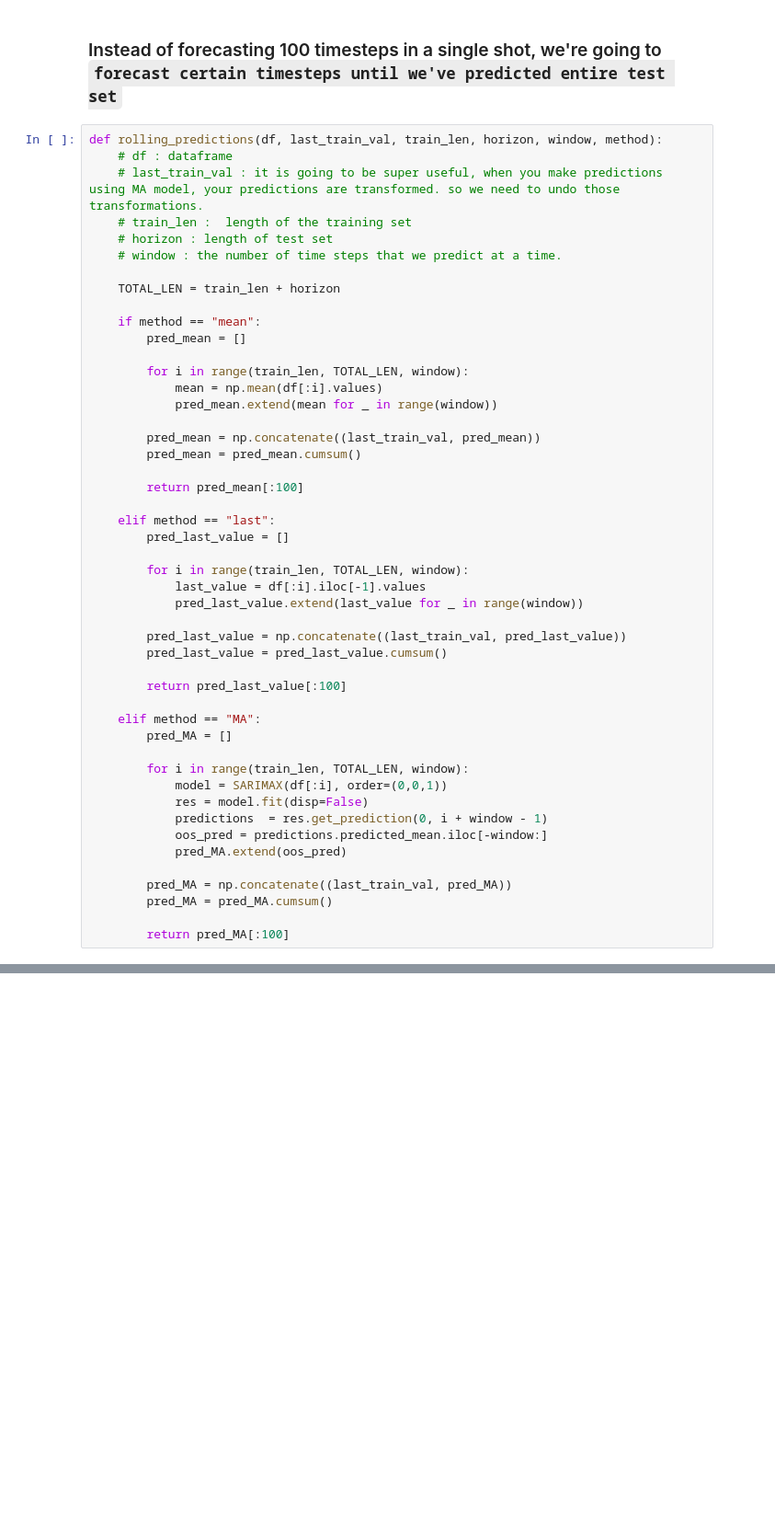
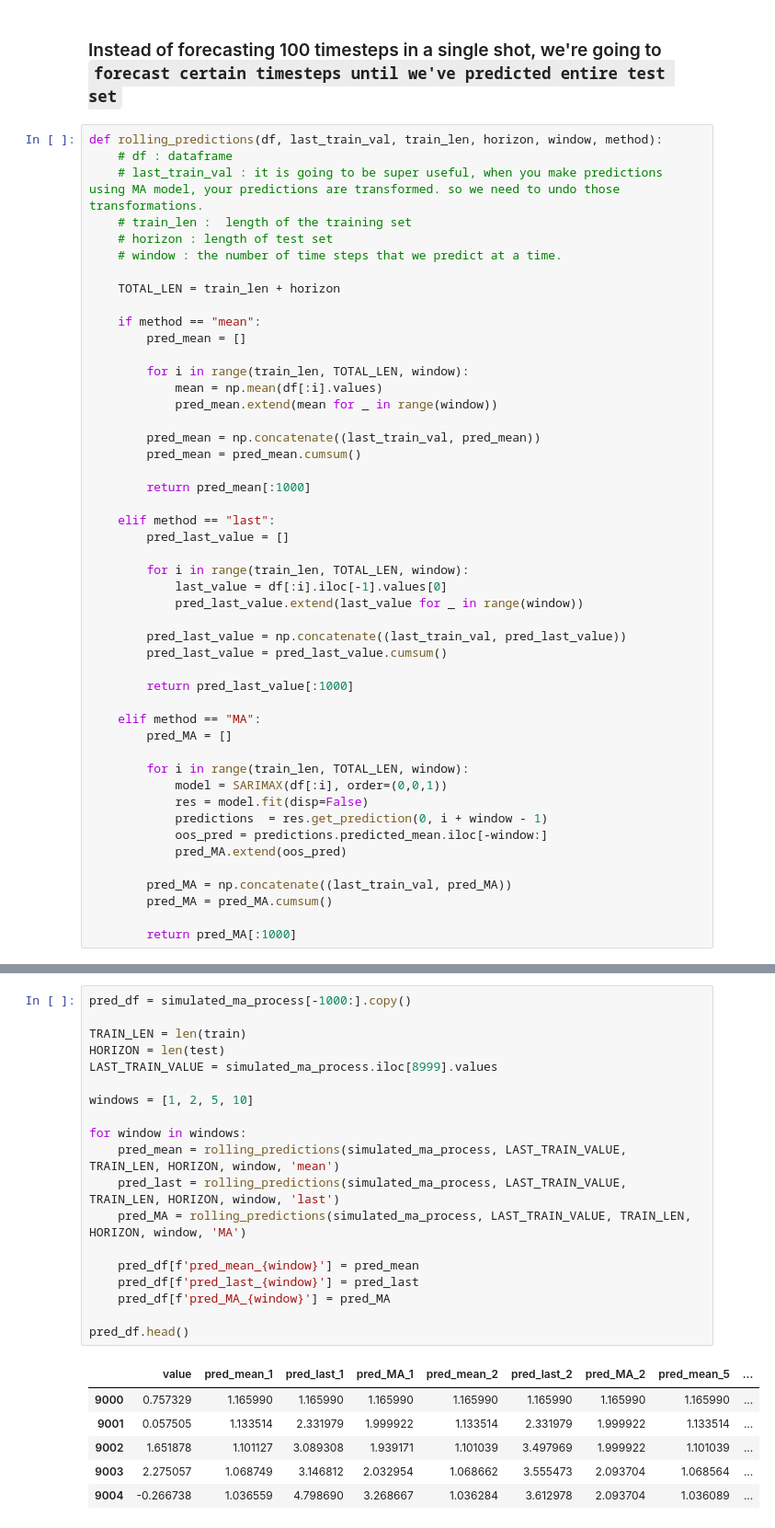
Before and after one commit to tharani001/TimeSeriesForecasting, a Jupyter notebook: ARIMA-forecasting/ARIMA-forecasting.ipynb, the cells around one changed output, grey strips where cells are left out. Shown at 92% size. Drawn from its saved outputs; the diff is of its cells as text; blank space fills up the shorter version.

Commit message:
add rolling_pred fn

```diff
--- a/ARIMA-forecasting/ARIMA-forecasting.ipynb
+++ b/ARIMA-forecasting/ARIMA-forecasting.ipynb
@@ -114,19 +129,19 @@ def rolling_predictions(df, last_train_val, train_len, horizon, window, method):
         pred_mean = np.concatenate((last_train_val, pred_mean))
         pred_mean = pred_mean.cumsum()
 
-        return pred_mean[:100]
+        return pred_mean[:1000]
 
     elif method == "last":
         pred_last_value = []
 
         for i in range(train_len, TOTAL_LEN, window):
-            last_value = df[:i].iloc[-1].values
+            last_value = df[:i].iloc[-1].values[0]
             pred_last_value.extend(last_value for _ in range(window))
 
         pred_last_value = np.concatenate((last_train_val, pred_last_value))
         pred_last_value = pred_last_value.cumsum()
 
-        return pred_last_value[:100]
+        return pred_last_value[:1000]
 
     elif method == "MA":
         pred_MA = []
@@ -141,4 +156,4 @@ def rolling_predictions(df, last_train_val, train_len, horizon, window, method):
         pred_MA = np.concatenate((last_train_val, pred_MA))
         pred_MA = pred_MA.cumsum()
 
-        return pred_MA[:100]
+        return pred_MA[:1000]
@@ -144,0 +201,26 @@ def rolling_predictions(df, last_train_val, train_len, horizon, window, method):
+# %%
+pred_df = simulated_ma_process[-1000:].copy()
+
+TRAIN_LEN = len(train)
+HORIZON = len(test)
+LAST_TRAIN_VALUE = simulated_ma_process.iloc[8999].values
+
+windows = [1, 2, 5, 10]
+
+for window in windows:
+    pred_mean = rolling_predictions(simulated_ma_process, LAST_TRAIN_VALUE, TRAIN_LEN, HORIZON, window, 'mean')
+    pred_last = rolling_predictions(simulated_ma_process, LAST_TRAIN_VALUE, TRAIN_LEN, HORIZON, window, 'last')
+    pred_MA = rolling_predictions(simulated_ma_process, LAST_TRAIN_VALUE, TRAIN_LEN, HORIZON, window, 'MA')
+
+    pred_df[f'pred_mean_{window}'] = pred_mean
+    pred_df[f'pred_last_{window}'] = pred_last
+    pred_df[f'pred_MA_{window}'] = pred_MA
+
+pred_df.head()
+# %% [output]
+|  | value | pred_mean_1 | pred_last_1 | pred_MA_1 | pred_mean_2 | pred_last_2 | pred_MA_2 | pred_mean_5 | ... |
+| 9000 | 0.757329 | 1.165990 | 1.165990 | 1.165990 | 1.165990 | 1.165990 | 1.165990 | 1.165990 | ... |
+| 9001 | 0.057505 | 1.133514 | 2.331979 | 1.999922 | 1.133514 | 2.331979 | 1.999922 | 1.133514 | ... |
+| 9002 | 1.651878 | 1.101127 | 3.089308 | 1.939171 | 1.101039 | 3.497969 | 1.999922 | 1.101039 | ... |
+| 9003 | 2.275057 | 1.068749 | 3.146812 | 2.032954 | 1.068662 | 3.555473 | 2.093704 | 1.068564 | ... |
+| 9004 | -0.266738 | 1.036559 | 4.798690 | 3.268667 | 1.036284 | 3.612978 | 2.093704 | 1.036089 | ... |
```
Also changed, not shown: parts of 13 cells of this notebook.
